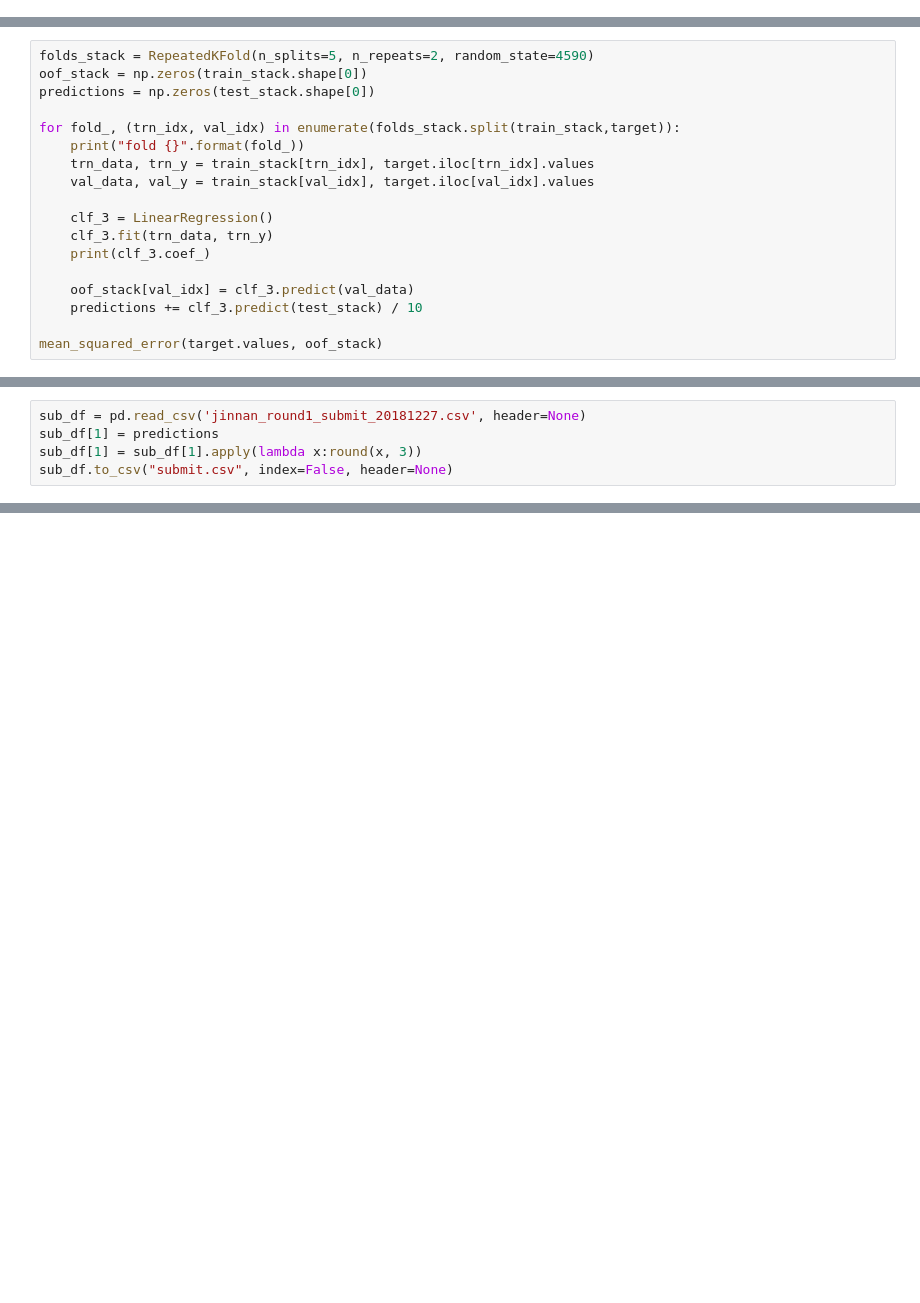
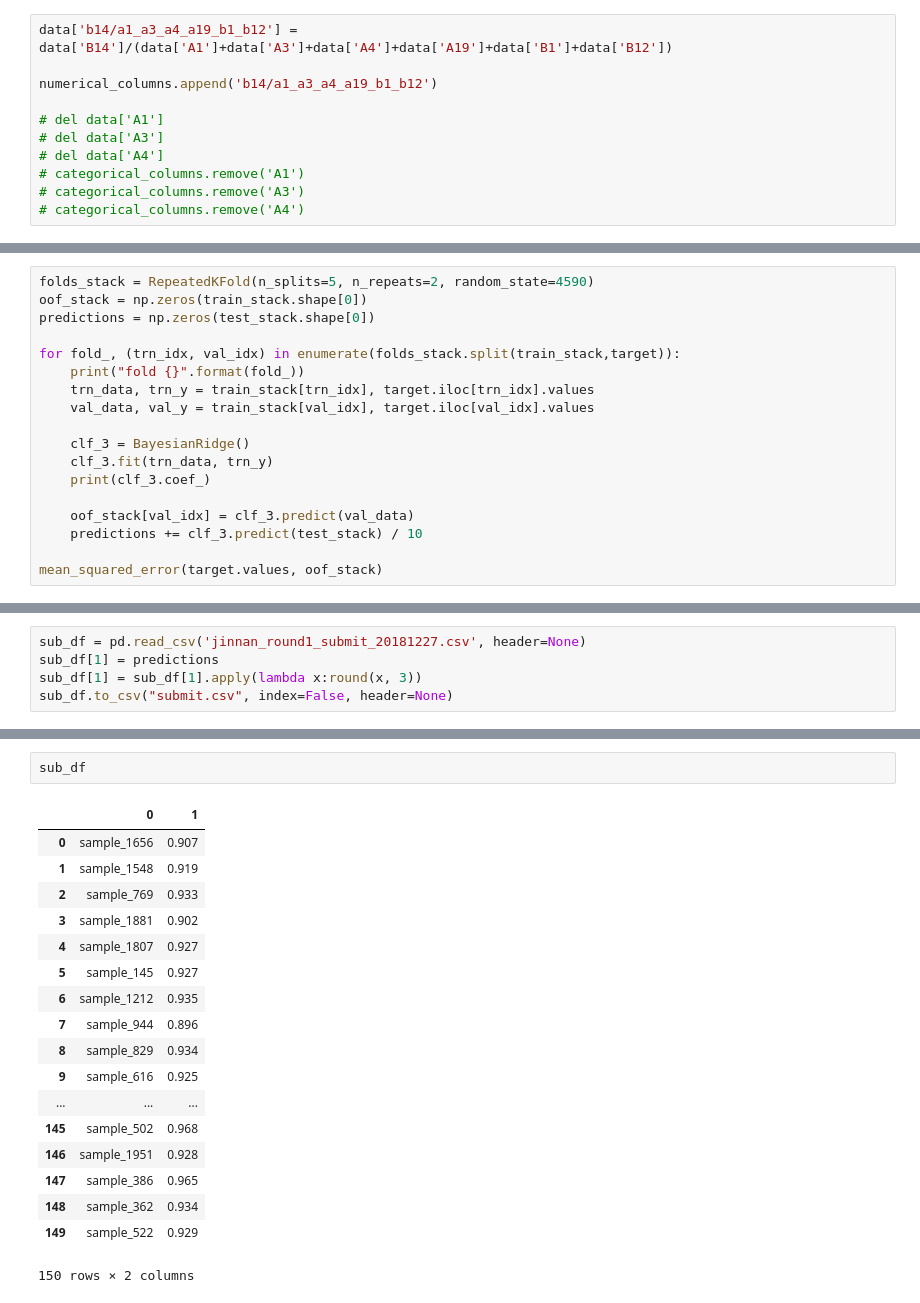
Before and after one commit to wrptc/jinnan_yu, a Jupyter notebook: jinnan_.ipynb, the cells around one changed output, grey strips where cells are left out. Drawn from its saved outputs; the diff is of its cells as text; blank space fills up the shorter version.

```diff
--- a/jinnan_.ipynb
+++ b/jinnan_.ipynb
@@ -131,3 +174,14 @@ numerical_columns = [f for f in data.columns if f not in categorical_columns]
+# %%
+data['b14/a1_a3_a4_a19_b1_b12'] = data['B14']/(data['A1']+data['A3']+data['A4']+data['A19']+data['B1']+data['B12'])
+
+numerical_columns.append('b14/a1_a3_a4_a19_b1_b12')
+
+# del data['A1']
+# del data['A3']
+# del data['A4']
+# categorical_columns.remove('A1')
+# categorical_columns.remove('A3')
+# categorical_columns.remove('A4')
 # %%
 for f in categorical_columns:
     data[f] = data[f].map(dict(zip(data[f].unique(), range(0, data[f].nunique()))))
@@ -321,7 +448,7 @@ for fold_, (trn_idx, val_idx) in enumerate(folds_stack.split(train_stack,target)
     trn_data, trn_y = train_stack[trn_idx], target.iloc[trn_idx].values
     val_data, val_y = train_stack[val_idx], target.iloc[val_idx].values
 
-    clf_3 = LinearRegression()
+    clf_3 = BayesianRidge()
     clf_3.fit(trn_data, trn_y)
     print(clf_3.coef_)
 
@@ -358,0 +490,21 @@ sub_df.to_csv("submit.csv", index=False, header=None)
+# %%
+sub_df
+# %% [output]
+|  | 0 | 1 |
+| 0 | sample_1656 | 0.907 |
+| 1 | sample_1548 | 0.919 |
+| 2 | sample_769 | 0.933 |
+| 3 | sample_1881 | 0.902 |
+| 4 | sample_1807 | 0.927 |
+| 5 | sample_145 | 0.927 |
+| 6 | sample_1212 | 0.935 |
+| 7 | sample_944 | 0.896 |
+| 8 | sample_829 | 0.934 |
+| 9 | sample_616 | 0.925 |
+| ... | ... | ... |
+| 145 | sample_502 | 0.968 |
+| 146 | sample_1951 | 0.928 |
+| 147 | sample_386 | 0.965 |
+| 148 | sample_362 | 0.934 |
+| 149 | sample_522 | 0.929 |
+150 rows × 2 columns
```
Also changed, not shown: parts of 21 cells of this notebook, 13 other files.
